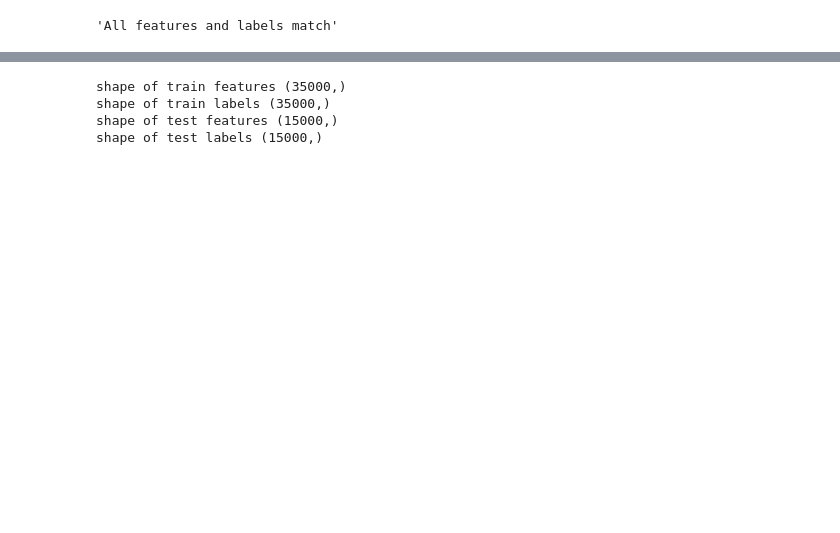
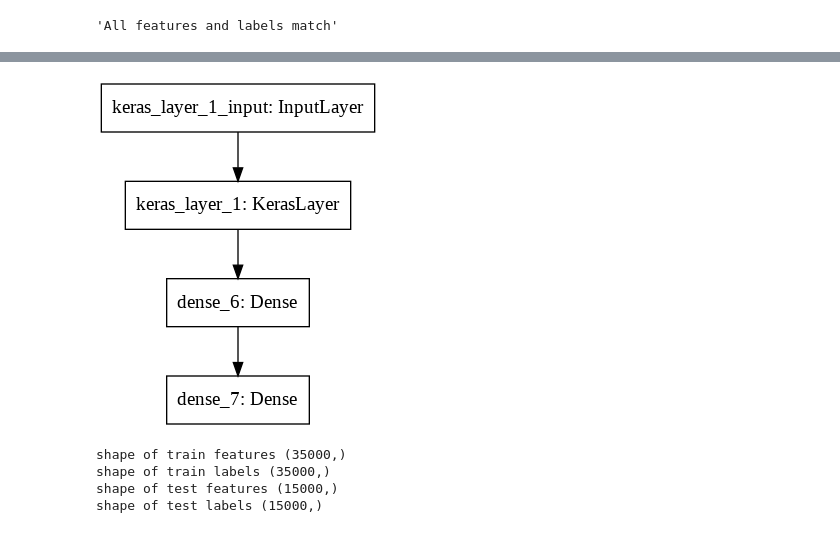
Before and after one commit to ogonna-anaekwe/text_classifier, a Jupyter notebook: Text_Classification_with_Movie_Reviews_(Data_Eng_).ipynb, the cells around one changed output, grey strips where cells are left out. Drawn from its saved outputs; the diff is of its cells as text; code cells hidden in the pictures; blank space fills up the shorter version.

```diff
--- a/Text_Classification_with_Movie_Reviews_(Data_Eng_).ipynb
+++ b/Text_Classification_with_Movie_Reviews_(Data_Eng_).ipynb
@@ -420,6 +395,11 @@ Total params: 48,191,433
 Trainable params: 48,191,433
 Non-trainable params: 0
 _________________________________________________________________
+# %%
+# model graph
+tf.keras.utils.plot_model(model, 'text_classifier_v2.png')
+# %% [output]
+[figure, added]
 # %%
 # define model loss and optimizer
 # as well as metrics to monitor during training
```
Also changed, not shown: parts of 19 cells of this notebook.
